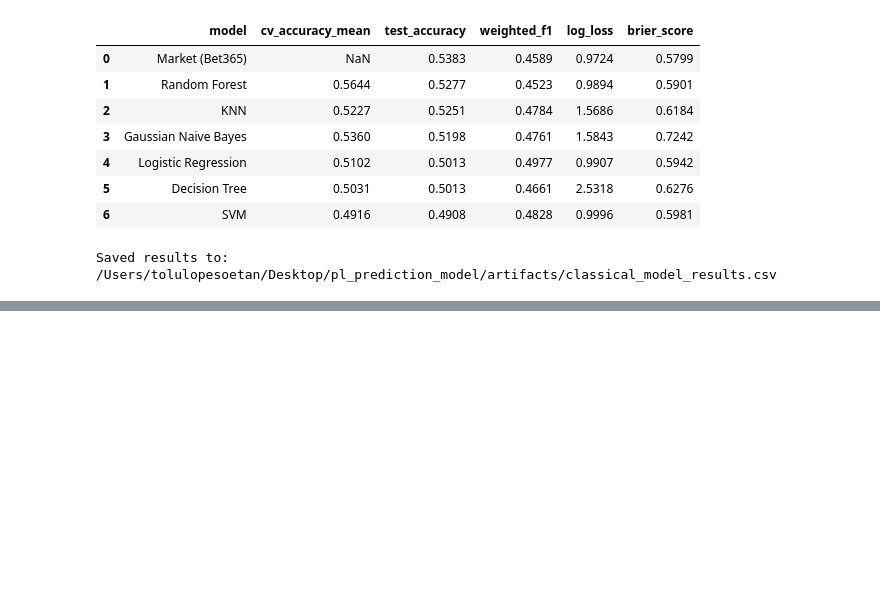
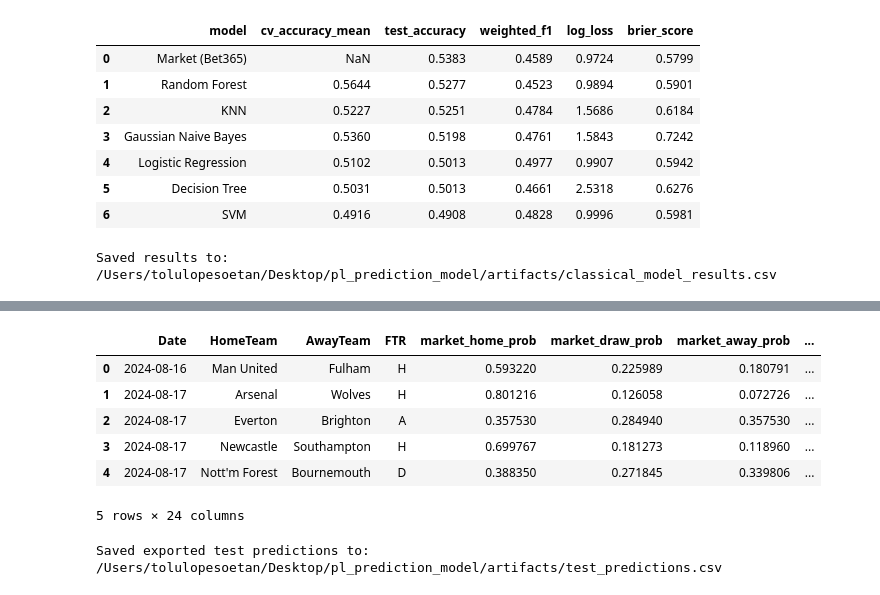
Before and after one commit to tolulopesoetan/pl_prediction_model, a Jupyter notebook: notebooks/02_model_training.ipynb, the cells around one changed output, grey strips where cells are left out. Drawn from its saved outputs; the diff is of its cells as text; code cells hidden in the pictures; blank space fills up the shorter version.

```diff
--- a/notebooks/02_model_training.ipynb
+++ b/notebooks/02_model_training.ipynb
@@ -259,0 +469,59 @@ Saved results to: /Users/tolulopesoetan/Desktop/pl_prediction_model/artifacts/cl
+# %%
+lr_pre_preds, lr_pre_proba = fit_and_predict(
+    lr_pre_model, X_train, y_train, X_test, class_order
+)
+lr_ht_preds, lr_ht_proba = fit_and_predict(
+    lr_ht_model, X_train_ht, y_train_ht, X_test_ht, class_order
+)
+rf_pre_preds, rf_pre_proba = fit_and_predict(
+    rf_pre_model, X_train, y_train, X_test, class_order
+)
+rf_ht_preds, rf_ht_proba = fit_and_predict(
+    rf_ht_model, X_train_ht, y_train_ht, X_test_ht, class_order
+)
+# %%
+test_predictions = test.copy().reset_index(drop=True)
+
+market_export = test_predictions[
+    ["market_home_prob", "market_draw_prob", "market_away_prob", "market_prediction"]
+].copy()
+
+test_predictions_export = pd.DataFrame(
+    {
+        "Date": test_predictions["Date"],
+        "HomeTeam": test_predictions["HomeTeam"],
+        "AwayTeam": test_predictions["AwayTeam"],
+        "FTR": test_predictions["FTR"],
+        "market_home_prob": market_export["market_home_prob"],
+        "market_draw_prob": market_export["market_draw_prob"],
+        "market_away_prob": market_export["market_away_prob"],
+        "market_prediction": market_export["market_prediction"],
+        "lr_pre_pred": lr_pre_preds,
+        "lr_ht_pred": lr_ht_preds,
+        "rf_pre_pred": rf_pre_preds,
+        "rf_ht_pred": rf_ht_preds,
+    }
+)
+# %%
+for cls in class_order:
+    test_predictions_export[f"lr_pre_prob_{cls}"] = lr_pre_proba[cls].values
+    test_predictions_export[f"lr_ht_prob_{cls}"] = lr_ht_proba[cls].values
+    test_predictions_export[f"rf_pre_prob_{cls}"] = rf_pre_proba[cls].values
+    test_predictions_export[f"rf_ht_prob_{cls}"] = rf_ht_proba[cls].values
+
+test_predictions_export.head()
+# %% [output]
+|  | Date | HomeTeam | AwayTeam | FTR | market_home_prob | market_draw_prob | market_away_prob | ... |
+| 0 | 2024-08-16 | Man United | Fulham | H | 0.593220 | 0.225989 | 0.180791 | ... |
+| 1 | 2024-08-17 | Arsenal | Wolves | H | 0.801216 | 0.126058 | 0.072726 | ... |
+| 2 | 2024-08-17 | Everton | Brighton | A | 0.357530 | 0.284940 | 0.357530 | ... |
+| 3 | 2024-08-17 | Newcastle | Southampton | H | 0.699767 | 0.181273 | 0.118960 | ... |
+| 4 | 2024-08-17 | Nott'm Forest | Bournemouth | D | 0.388350 | 0.271845 | 0.339806 | ... |
+5 rows × 24 columns
+# %%
+predictions_output_path = ARTIFACTS_DIR / "test_predictions.csv"
+test_predictions_export.to_csv(predictions_output_path, index=False)
+
+print(f"Saved exported test predictions to: {predictions_output_path}")
+# %% [output]
+Saved exported test predictions to: /Users/tolulopesoetan/Desktop/pl_prediction_model/artifacts/test_predictions.csv
```
Also changed, not shown: parts of 8 cells of this notebook, 2 other files.
